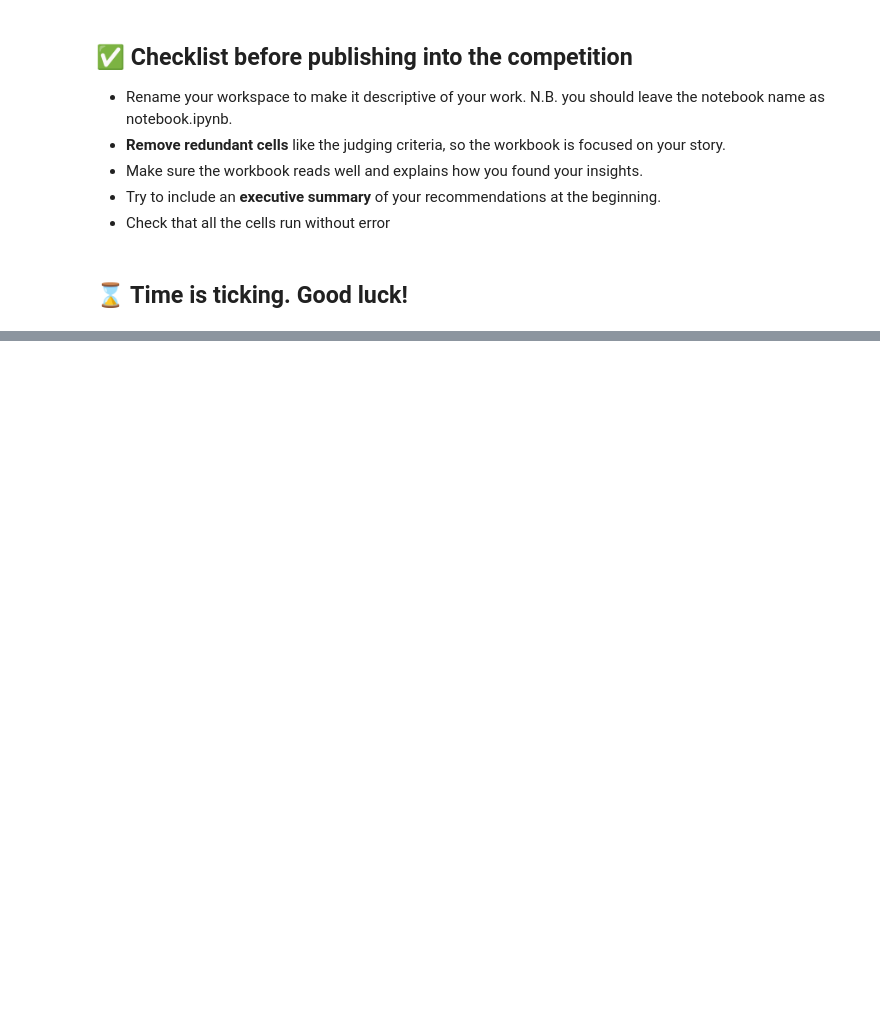
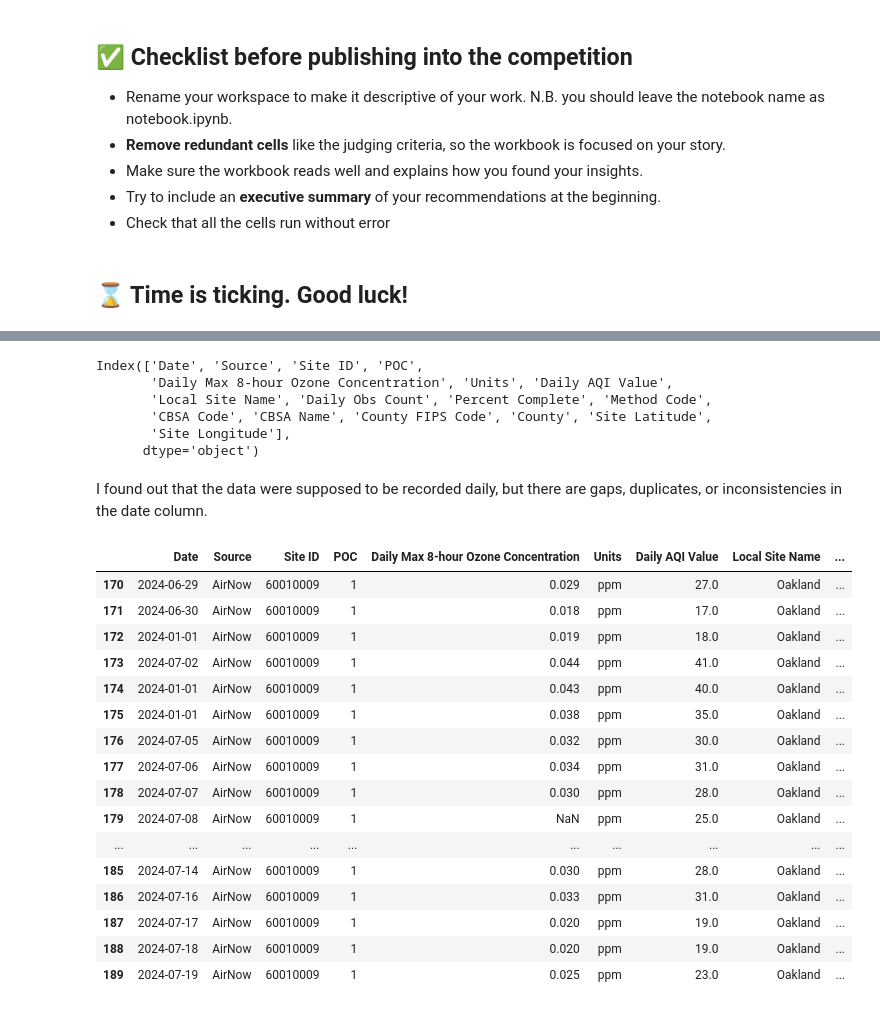
Before and after one commit to vrmelox/ozone, a Jupyter notebook: notebook.ipynb, the cells around one changed output, grey strips where cells are left out. Drawn from its saved outputs; the diff is of its cells as text; code cells hidden in the pictures; blank space fills up the shorter version.

Commit message:
I've been cleaning the data based on the date

```diff
--- a/notebook.ipynb
+++ b/notebook.ipynb
@@ -71,0 +80,17 @@ Create a report that covers the following:
+# %%
+ozone.columns
+# %% [output]
+Index(['Date', 'Source', 'Site ID', 'POC',
+       'Daily Max 8-hour Ozone Concentration', 'Units', 'Daily AQI Value',
+       'Local Site Name', 'Daily Obs Count', 'Percent Complete', 'Method Code',
+       'CBSA Code', 'CBSA Name', 'County FIPS Code', 'County', 'Site Latitude',
+       'Site Longitude'],
+      dtype='object')
+# %% [markdown]
+I found out that the data were supposed to be recorded daily, but there are gaps, duplicates, or inconsistencies in the date column.
+# %%
+def reorder_date(index_start, index_end, stardate, endate):
+    ozone.loc[index_start:index_end, 'Date'] = pd.date_range(start=stardate, end=endate)
+    ozone['Date'] = pd.to_datetime(ozone['Date']).dt.date
+
+reorder_date(0, 23, '2024-01-01', '2024-01-24')
@@ -71,0 +101,21 @@ Create a report that covers the following:
+# %%
+reorder_date(116, 144, '2024-04-02', '2024-04-30')
+ozone.iloc[170:190, :]
+# %% [output]
+|  | Date | Source | Site ID | POC | Daily Max 8-hour Ozone Concentration | Units | Daily AQI Value | Local Site Name | ... |
+| 170 | 2024-06-29 | AirNow | 60010009 | 1 | 0.029 | ppm | 27.0 | Oakland | ... |
+| 171 | 2024-06-30 | AirNow | 60010009 | 1 | 0.018 | ppm | 17.0 | Oakland | ... |
+| 172 | 2024-01-01 | AirNow | 60010009 | 1 | 0.019 | ppm | 18.0 | Oakland | ... |
+| 173 | 2024-07-02 | AirNow | 60010009 | 1 | 0.044 | ppm | 41.0 | Oakland | ... |
+| 174 | 2024-01-01 | AirNow | 60010009 | 1 | 0.043 | ppm | 40.0 | Oakland | ... |
+| 175 | 2024-01-01 | AirNow | 60010009 | 1 | 0.038 | ppm | 35.0 | Oakland | ... |
+| 176 | 2024-07-05 | AirNow | 60010009 | 1 | 0.032 | ppm | 30.0 | Oakland | ... |
+| 177 | 2024-07-06 | AirNow | 60010009 | 1 | 0.034 | ppm | 31.0 | Oakland | ... |
+| 178 | 2024-07-07 | AirNow | 60010009 | 1 | 0.030 | ppm | 28.0 | Oakland | ... |
+| 179 | 2024-07-08 | AirNow | 60010009 | 1 | NaN | ppm | 25.0 | Oakland | ... |
+| ... | ... | ... | ... | ... | ... | ... | ... | ... | ... |
+| 185 | 2024-07-14 | AirNow | 60010009 | 1 | 0.030 | ppm | 28.0 | Oakland | ... |
+| 186 | 2024-07-16 | AirNow | 60010009 | 1 | 0.033 | ppm | 31.0 | Oakland | ... |
+| 187 | 2024-07-17 | AirNow | 60010009 | 1 | 0.020 | ppm | 19.0 | Oakland | ... |
+| 188 | 2024-07-18 | AirNow | 60010009 | 1 | 0.020 | ppm | 19.0 | Oakland | ... |
+| 189 | 2024-07-19 | AirNow | 60010009 | 1 | 0.025 | ppm | 23.0 | Oakland | ... |
```
Also changed, not shown: parts of 7 cells of this notebook, 1 other file.
